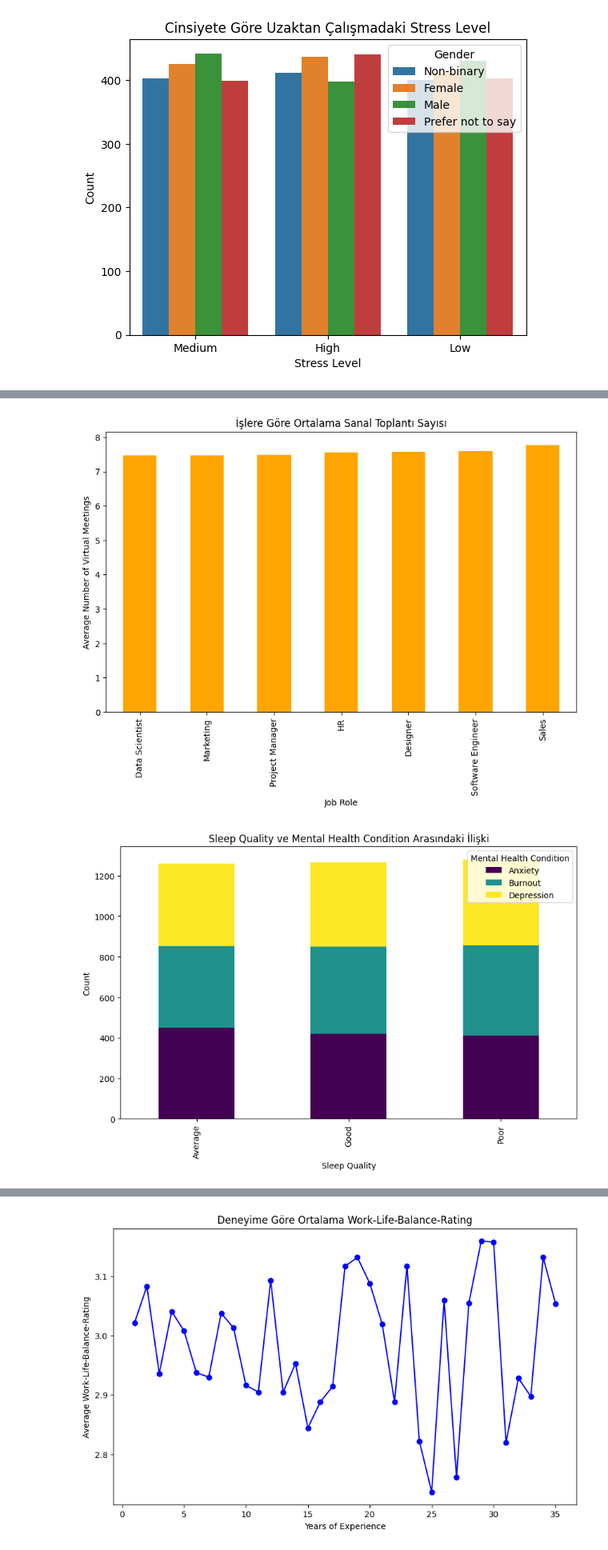
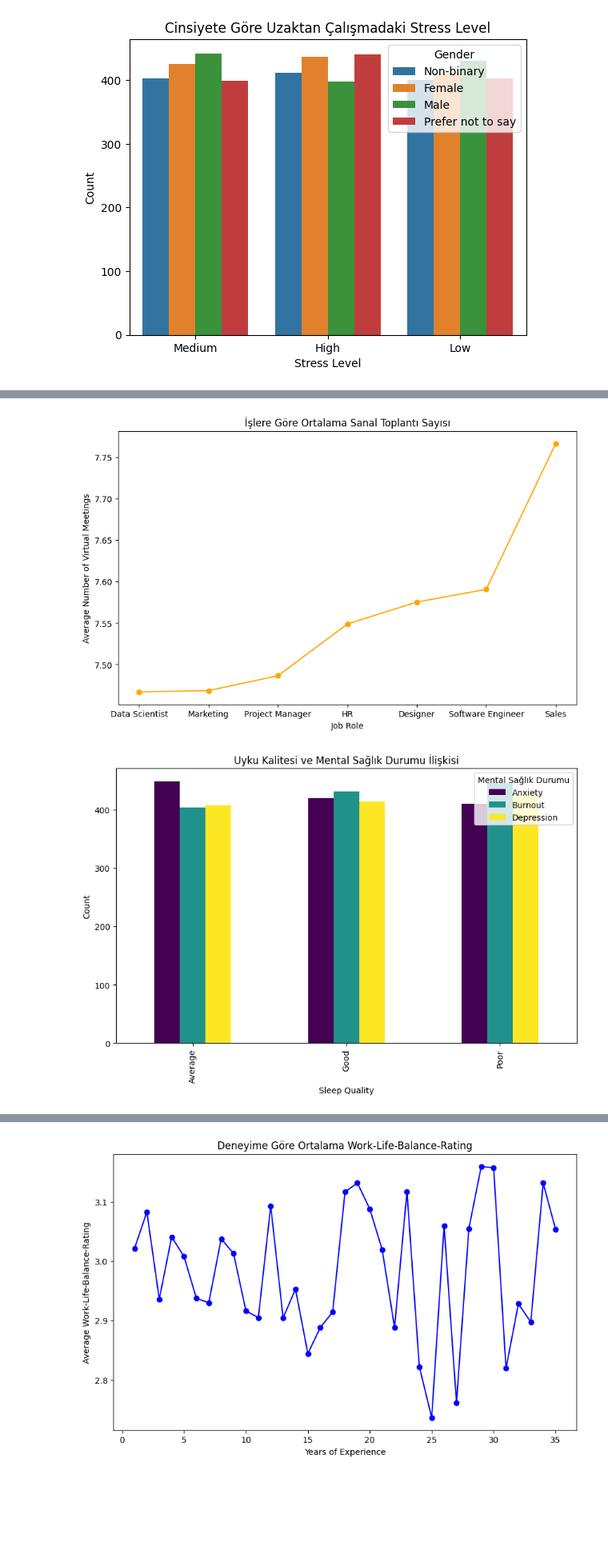
Before and after one commit to ahmetberahasanoglu/BasicDataAnalyse, a Jupyter notebook: Odev.ipynb, the cells around one changed output, grey strips where cells are left out. Shown at 80% size. Cells and saved outputs as stored; diff of their text form; code cells hidden in the pictures; blank space fills up the shorter version.

```diff
--- a/Odev.ipynb
+++ b/Odev.ipynb
@@ -30,24 +58,22 @@ plt.show()
 # %%
 job_meetings = data.groupby("Job_Role")["Number_of_Virtual_Meetings"].mean().sort_values()
 
-job_meetings.plot(kind="bar", color="orange", figsize=(10, 6))
+job_meetings.plot(kind="line", marker="o", color="orange", figsize=(10, 6))
 plt.title("İşlere Göre Ortalama Sanal Toplantı Sayısı")
 plt.xlabel("Job Role")
 plt.ylabel("Average Number of Virtual Meetings")
 plt.show()
 # %% [output]
-[figure, old version]
+[figure, new version]
 # %%
-sleep_mental = pd.crosstab(data["Sleep_Quality"], data["Mental_Health_Condition"])
-
-sleep_mental.plot(kind="bar", stacked=True, figsize=(10, 6), colormap="viridis")
-plt.title("Sleep Quality ve Mental Health Condition Arasındaki İlişki")
+sleep_mental.plot(kind="bar", figsize=(10, 6), colormap="viridis")
+plt.title("Uyku Kalitesi ve Mental Sağlık Durumu İlişkisi")
 plt.xlabel("Sleep Quality")
 plt.ylabel("Count")
-plt.legend(title="Mental Health Condition")
+plt.legend(title="Mental Sağlık Durumu")
 plt.show()
 # %% [output]
-[figure, old version]
+[figure, new version]
 # %%
 industry_support = data.groupby("Industry")["Company_Support_for_Remote_Work"].mean().sort_values()
 
```
Also changed, not shown: parts of 43 cells of this notebook.
